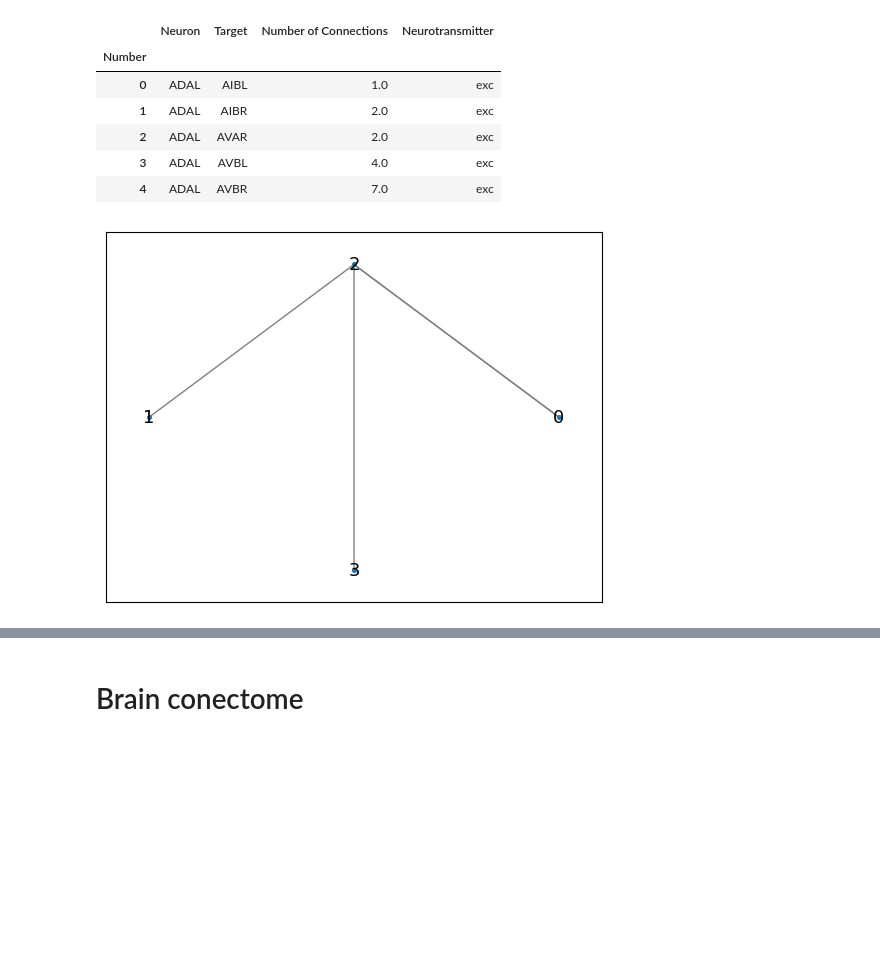
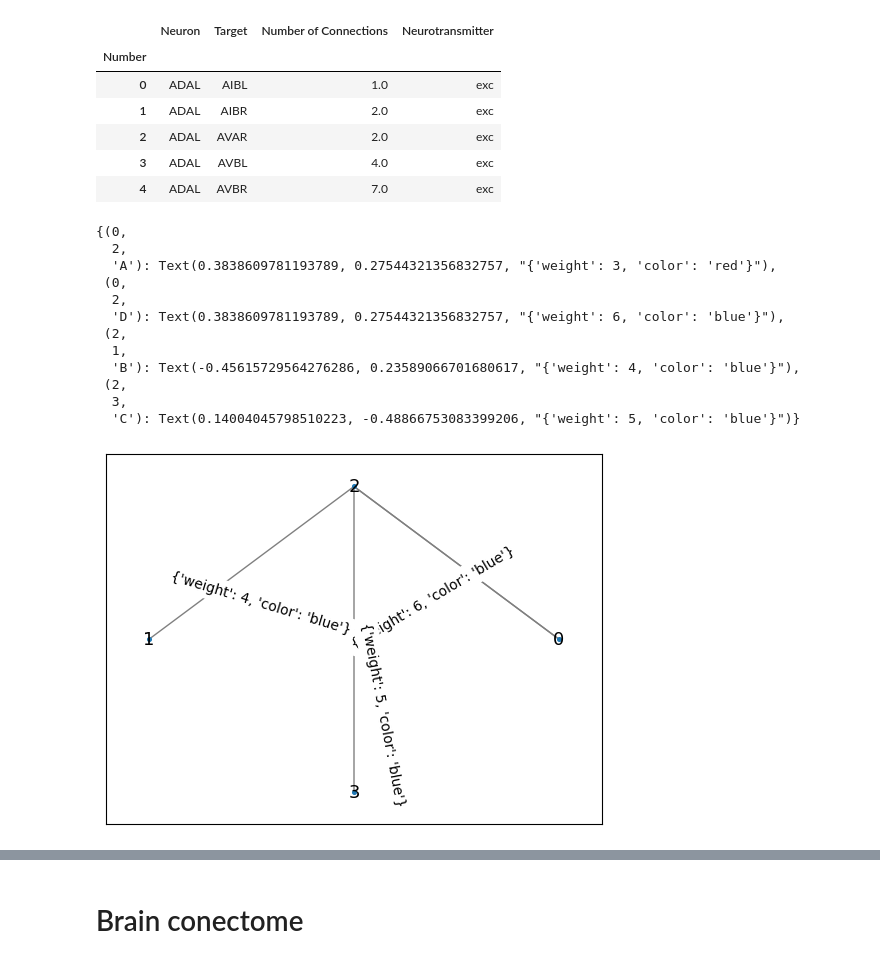
Before and after one commit to TAUforPython/BioMedAI, a Jupyter notebook: GNN brain connectome Graph Convolution Network.ipynb, the cells around one changed output, grey strips where cells are left out. Saved outputs shown, nothing was run; the diff lists cells and outputs as text; code cells hidden in the pictures; blank space fills up the shorter version.

```diff
--- a/GNN brain connectome Graph Convolution Network.ipynb
+++ b/GNN brain connectome Graph Convolution Network.ipynb
@@ -143,20 +144,37 @@ connectom_df.head()
 # %%
 edges = pd.DataFrame(
     {
         "source": [0, 1, 2, 0],
         "target": [2, 2, 3, 2],
         "my_edge_key": ["A", "B", "C", "D"],
         "weight": [3, 4, 5, 6],
         "color": ["red", "blue", "blue", "blue"],
     }
 )
 G = nx.from_pandas_edgelist(
     edges,
     edge_key="my_edge_key",
     edge_attr=["weight", "color"],
     create_using=nx.MultiGraph(),
 )
-nx.draw_networkx(G, pos=nx.circular_layout(G), node_size=7, font_size = 13,edge_color ='grey')
+nx.draw_networkx(G, pos=nx.circular_layout(G),
+                 node_size=7,
+                 font_size = 13,
+                 edge_color ='grey')
+
+nx.draw_networkx_edge_labels(G,pos=nx.spring_layout(G),node_size=7, rotate=True)
 # %% [output]
+{(0,
+  2,
+  'A'): Text(0.3838609781193789, 0.27544321356832757, "{'weight': 3, 'color': 'red'}"),
+ (0,
+  2,
+  'D'): Text(0.3838609781193789, 0.27544321356832757, "{'weight': 6, 'color': 'blue'}"),
+ (2,
+  1,
+  'B'): Text(-0.45615729564276286, 0.23589066701680617, "{'weight': 4, 'color': 'blue'}"),
+ (2,
+  3,
+  'C'): Text(0.14004045798510223, -0.48866753083399206, "{'weight': 5, 'color': 'blue'}")}
-[figure, old version]
+[figure, new version]
 # %%
```
Also changed, not shown: parts of 11 cells of this notebook.
